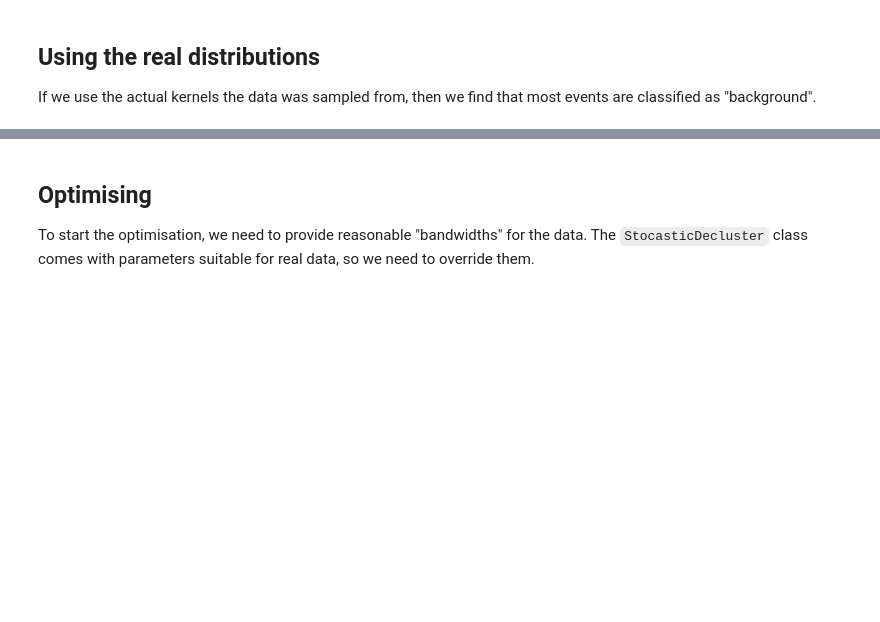
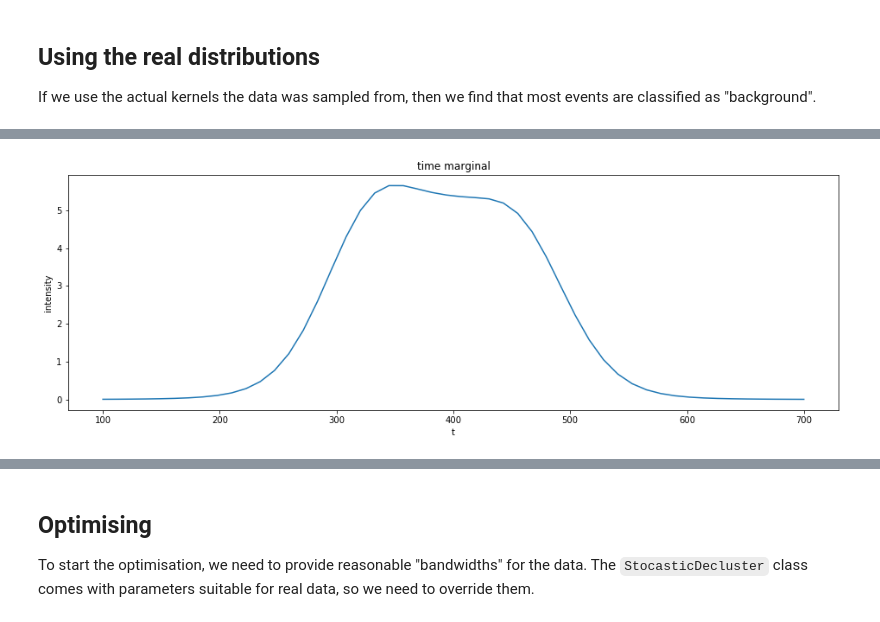
Before and after one commit to QuantCrimAtLeeds/PredictCode, a Jupyter notebook: sepp_testbed.ipynb, the cells around one changed output, grey strips where cells are left out. Cells and saved outputs as stored; diff of their text form; code cells hidden in the pictures; blank space fills up the shorter version.

```diff
--- a/sepp_testbed.ipynb
+++ b/sepp_testbed.ipynb
@@ -99,0 +130,16 @@ backs.shape, trigs.shape
+# %%
+def tx_marginal(t, x):
+    return scipy.integrate.quad(lambda y : bkernel([t,x,y]), -30, 30)[0]
+def t_marginal(t):
+    return scipy.integrate.quad(lambda x : tx_marginal(t, x), -30, 30)[0]
+
+t = np.linspace(100,700,50)
+tprob = [ t_marginal(tt) for tt in t ]
+fig, ax = plt.subplots(figsize=(16,5))
+ax.plot(t, tprob)
+ax.set_title("time marginal")
+ax.set_xlabel("t")
+ax.set_ylabel("intensity")
+None
+# %% [output]
+[figure, added]
```
Also changed, not shown: parts of 24 cells of this notebook, 2 other files.
